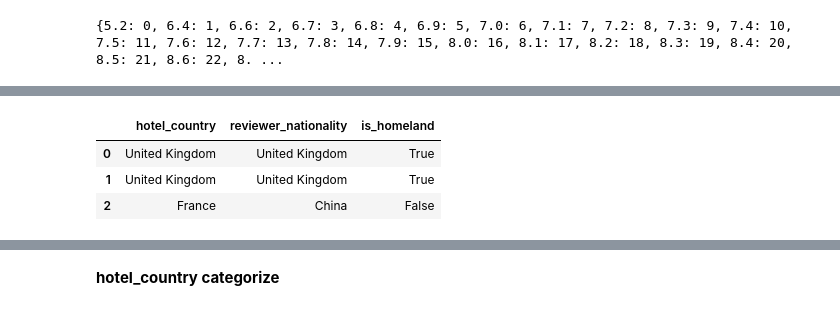
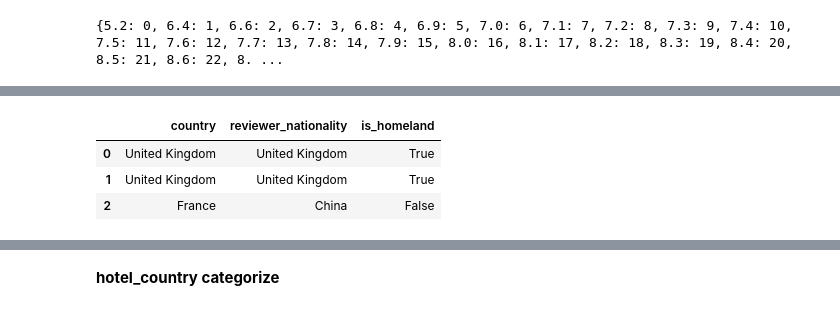
Before and after one commit to madskillskill/sf_data_science, a Jupyter notebook: PROJECT-3/P3.ipynb, the cells around one changed output, grey strips where cells are left out. Cells and saved outputs as stored; diff of their text form; code cells hidden in the pictures.

```diff
--- a/PROJECT-3/P3.ipynb
+++ b/PROJECT-3/P3.ipynb
@@ -31,18 +93,17 @@ hotels['average_score'] = hotels['average_score'].astype(int)
 # %%
+from collections import deque
+
 countrified = pd.DataFrame()
 
 def countrifier(string):
-    cut = string.split()
-
-    country = cut[-1:]
-
-    country = country[0]
-
+    cut = deque(string.split()[-5:])
+    country = cut[-1]
+    city = cut[-2]
     if country == 'Kingdom':
         country = 'United Kingdom'
-    return country
+        city = cut[0]
+    return pd.Series({'country': country, 'city': city})
 
-hotels['hotel_country'] = hotels['hotel_address'].apply(countrifier)
-
-display(hotels['hotel_country'].value_counts())
+hotels[['country', 'city']] = hotels['hotel_address'].apply(countrifier)
+display(hotels[['country', 'city']].describe())
 # %% [output]
@@ -55,0 +143,19 @@ Name: hotel_country, dtype: int64
+# %%
+def citifier(string):
+    cut = string.split()[::-1]
+
+    country = cut[1]
+
+    country = country[0]
+
+    if country == 'Kingdom':
+        city = cut[3:]
+    else: city = cut[2:]
+
+    city = city[0]
+
+    return city
+
+hotels['hotel_city'] = hotels['hotel_address'].apply(citifier)
+
+display(hotels['hotel_city'].value_counts())
@@ -61,13 +180,13 @@ def ws_cutter(string):
 hotels['reviewer_nationality'] =\
     hotels['reviewer_nationality'].apply(ws_cutter)
 # %%
-hotels['is_homeland'] = (hotels['hotel_country']==hotels['reviewer_nationality'])
+hotels['is_homeland'] = (hotels['country']==hotels['reviewer_nationality'])
 comp_pd = pd.DataFrame()
 comp_pd['nat'], comp_pd['htl'], comp_pd['=='] =\
-    hotels['reviewer_nationality'], hotels['hotel_country'], hotels['is_homeland']
-display(hotels[['hotel_country', 'reviewer_nationality', 'is_homeland']].head(3))
+    hotels['reviewer_nationality'], hotels['country'], hotels['is_homeland']
+display(hotels[['country', 'reviewer_nationality', 'is_homeland']].head(3))
 # %% [output]
-|  | hotel_country | reviewer_nationality | is_homeland |
+|  | country | reviewer_nationality | is_homeland |
 | 0 | United Kingdom | United Kingdom | True |
 | 1 | United Kingdom | United Kingdom | True |
 | 2 | France | China | False |
```
Also changed, not shown: parts of 25 cells of this notebook, 3 other files.
